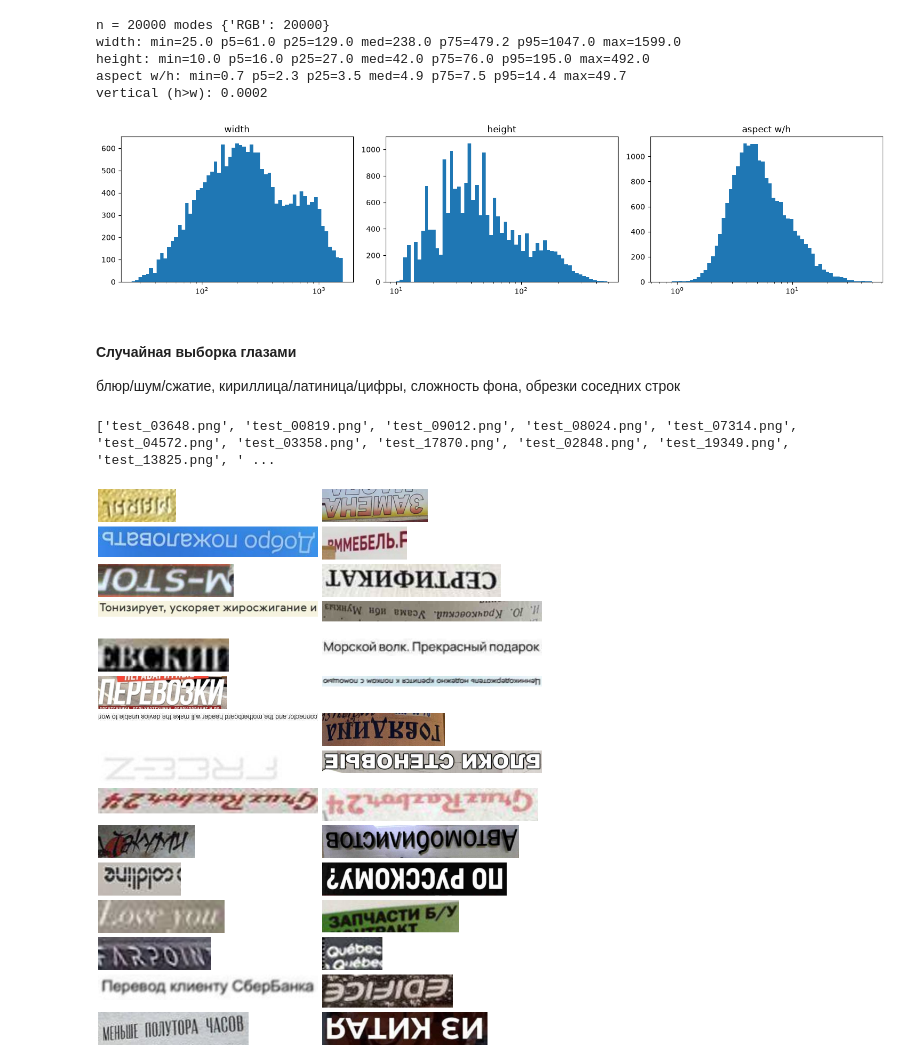
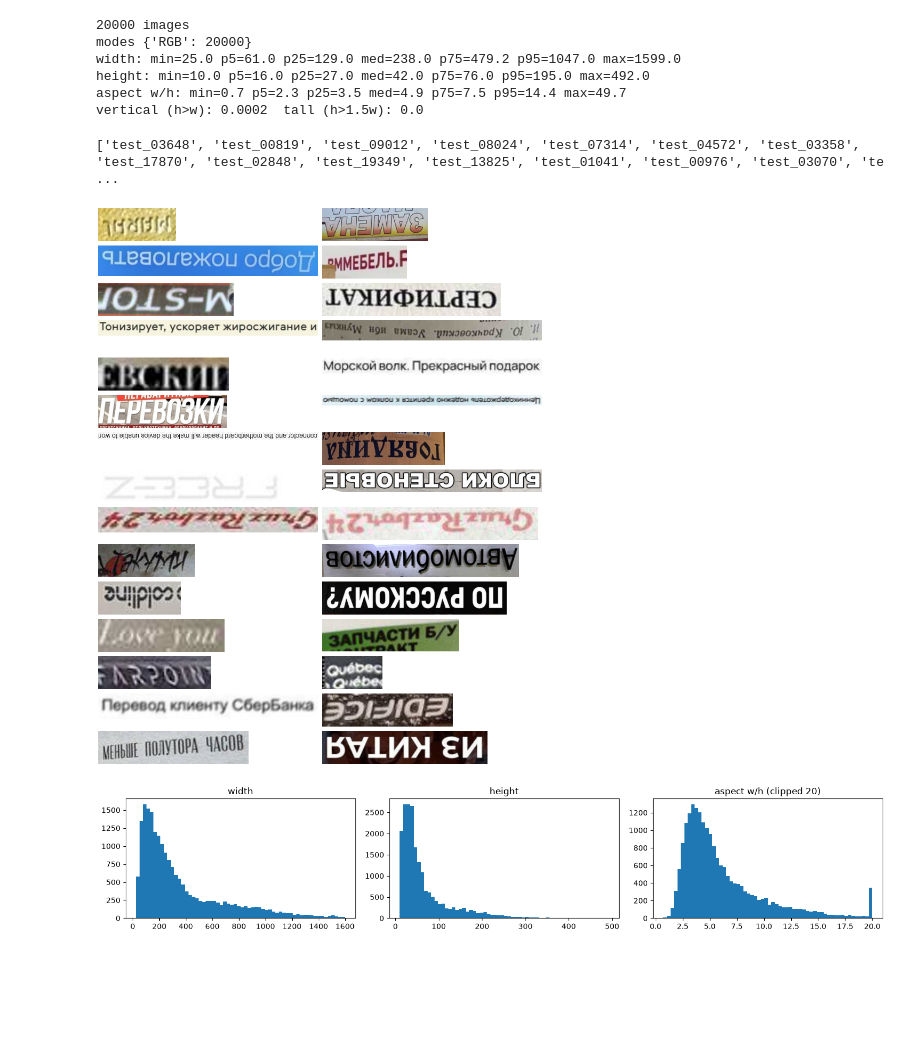
Before and after one commit to val3rkq/avito.ds.bootcamp.cv, a Jupyter notebook: notebooks/eda.ipynb, the cells around one changed output. Drawn from its saved outputs; the diff is of its cells as text; code cells hidden in the pictures; blank space fills up the shorter version.

```diff
--- a/notebooks/eda.ipynb
+++ b/notebooks/eda.ipynb
@@ -20,47 +20,58 @@ os.makedirs(OUT_DIR, exist_ok=True)
 # %%
-files = sorted(os.listdir(IMAGES_DIR))
+import random
+import numpy as np
+from PIL import Image
+
+SEED = 42
+random.seed(SEED)
+
+files = sorted(P["images"].glob("*.png"))
+print(len(files), "images")
+
 ws, hs, modes = [], [], {}
 for f in files:
-    im = Image.open(os.path.join(IMAGES_DIR, f))
-    ws.append(im.width); hs.append(im.height); modes[im.mode] = modes.get(im.mode, 0) + 1
-ws, hs = np.array(ws), np.array(hs); ar = ws / hs
-
-print('n =', len(files), 'modes', modes)
-for name, a in [('width', ws), ('height', hs), ('aspect w/h', ar)]:
-    print(f'{name}: min={a.min():.1f} p5={np.percentile(a,5):.1f} p25={np.percentile(a,25):.1f} med={np.median(a):.1f} p75={np.percentile(a,75):.1f} p95={np.percentile(a,95):.1f} max={a.max():.1f}')
-print('vertical (h>w):', (hs > ws).mean())
+    with Image.open(f) as im:
+        ws.append(im.width)
+        hs.append(im.height)
+        modes[im.mode] = modes.get(im.mode, 0) + 1
+ws, hs = np.array(ws), np.array(hs)
+ar = ws / hs
+print("modes", modes)
+for name, a in [("width", ws), ("height", hs), ("aspect w/h", ar)]:
+    q = np.percentile(a, [5, 25, 50, 75, 95])
+    print(f"{name}: min={a.min():.1f} p5={q[0]:.1f} p25={q[1]:.1f} med={q[2]:.1f} p75={q[3]:.1f} p95={q[4]:.1f} max={a.max():.1f}")
+print("vertical (h>w):", (hs > ws).mean(), " tall (h>1.5w):", (hs > 1.5 * ws).mean())
 # %% [output]
-n = 20000 modes {'RGB': 20000}
+20000 images
+modes {'RGB': 20000}
 width: min=25.0 p5=61.0 p25=129.0 med=238.0 p75=479.2 p95=1047.0 max=1599.0
 height: min=10.0 p5=16.0 p25=27.0 med=42.0 p75=76.0 p95=195.0 max=492.0
 aspect w/h: min=0.7 p5=2.3 p25=3.5 med=4.9 p75=7.5 p95=14.4 max=49.7
-vertical (h>w): 0.0002
+vertical (h>w): 0.0002  tall (h>1.5w): 0.0
-# %%
-fig, axes = plt.subplots(1, 3, figsize=(15, 3.5))
-for ax, (name, a) in zip(axes, [('width', ws), ('height', hs), ('aspect w/h', ar)]):
-    ax.hist(a, bins=np.logspace(np.log10(a.min()), np.log10(a.max()), 60))
-    ax.set_xscale('log'); ax.set_title(name)
-plt.tight_layout()
-plt.savefig(OUT_DIR + '/hist.png', dpi=100)
-plt.show()
-# %% [output]
-[figure, removed]
-# %% [markdown]
-#### Случайная выборка глазами
-
-блюр/шум/сжатие, кириллица/латиница/цифры, сложность фона, обрезки соседних строк
 # %%
-sample = random.sample(files, 30)
+out_dir = P["outputs"] / "eda"
+out_dir.mkdir(parents=True, exist_ok=True)
+sample = random.sample(files, min(30, len(files)))
 W, H = 420, 70
-sheet = Image.new('RGB', (W*2, H*15), 'white')
+sheet = Image.new("RGB", (W * 2, H * 15), "white")
 for i, f in enumerate(sample):
-    im = Image.open(os.path.join(IMAGES_DIR, f)).convert('RGB')
-    s = min((W-8)/im.width, (H-8)/im.height)
-    im = im.resize((max(1, int(im.width*s)), max(1, int(im.height*s))))
-    sheet.paste(im, ((i%2)*W+4, (i//2)*H+4))
-sheet.save(OUT_DIR + '/smoke_sheet.png')
-print(sample)
+    im = Image.open(f).convert("RGB")
+    s = min((W - 8) / im.width, (H - 8) / im.height)
+    im = im.resize((max(1, int(im.width * s)), max(1, int(im.height * s))))
+    sheet.paste(im, ((i % 2) * W + 4, (i // 2) * H + 4))
+sheet.save(out_dir / "sheet.png")
+print([f.stem for f in sample])
 sheet
 # %% [output]
-['test_03648.png', 'test_00819.png', 'test_09012.png', 'test_08024.png', 'test_07314.png', 'test_04572.png', 'test_03358.png', 'test_17870.png', 'test_02848.png', 'test_19349.png', 'test_13825.png', ' ...
+['test_03648', 'test_00819', 'test_09012', 'test_08024', 'test_07314', 'test_04572', 'test_03358', 'test_17870', 'test_02848', 'test_19349', 'test_13825', 'test_01041', 'test_00976', 'test_03070', 'te ...
 [figure]
+# %%
+import matplotlib.pyplot as plt
+fig, ax = plt.subplots(1, 3, figsize=(15, 3))
+ax[0].hist(ws, bins=60); ax[0].set_title("width")
+ax[1].hist(hs, bins=60); ax[1].set_title("height")
+ax[2].hist(np.clip(ar, 0, 20), bins=60); ax[2].set_title("aspect w/h (clipped 20)")
+plt.tight_layout()
+plt.show()
+# %% [output]
+[figure, added]
```
Also changed, not shown: parts of 7 cells of this notebook, 10 other files.
